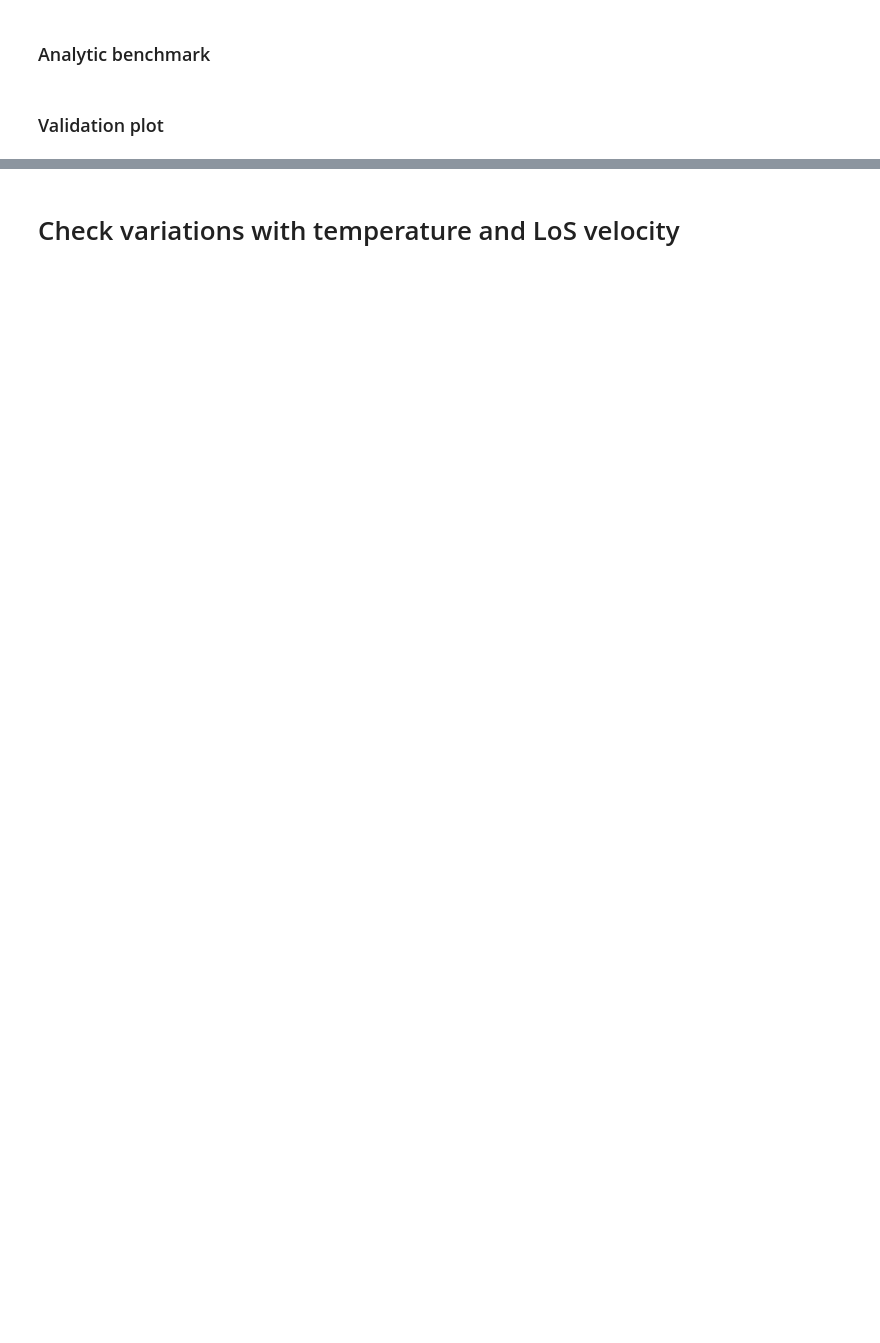
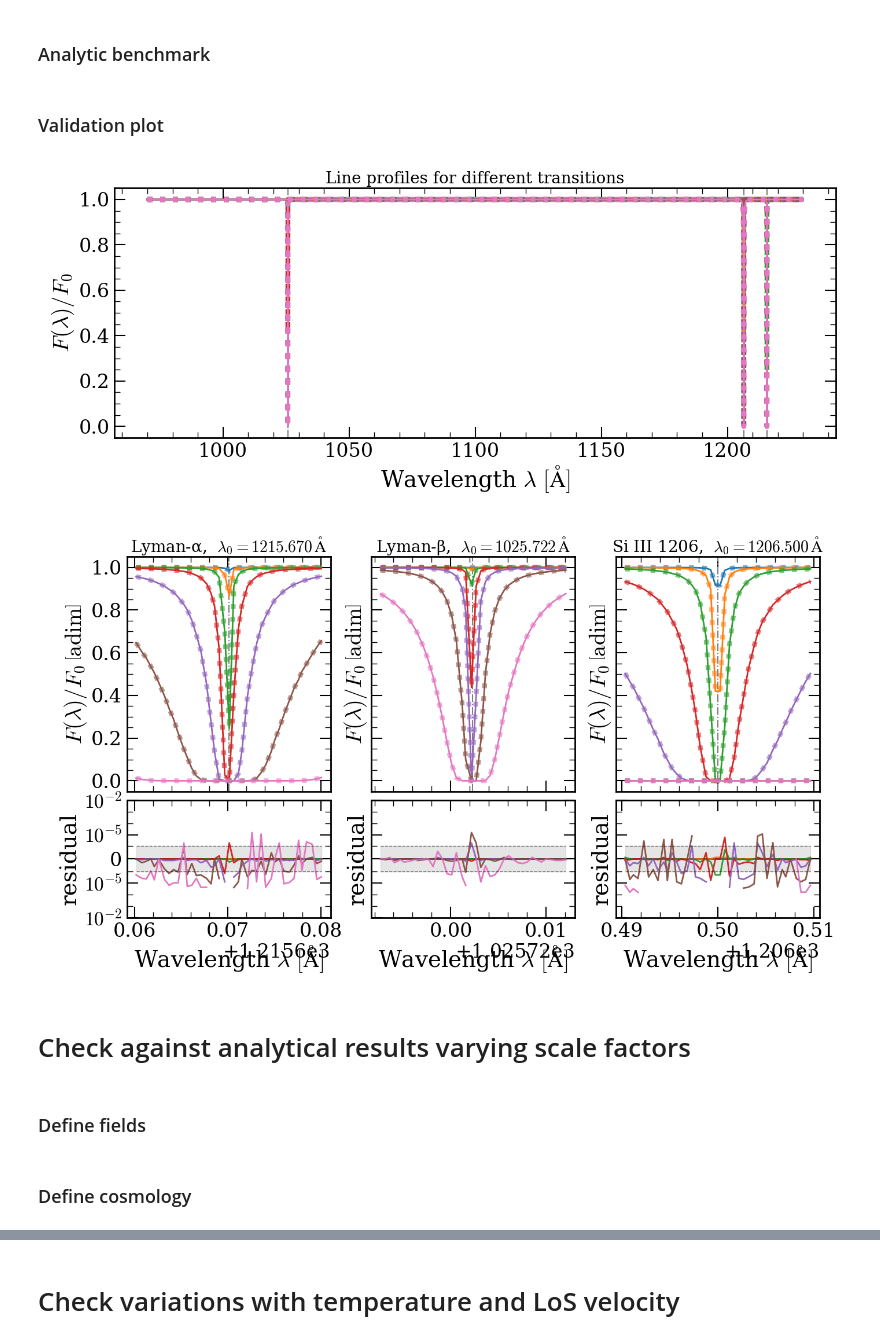
Before and after one commit to daniellopezcano/SkewerJAX, a Jupyter notebook: notebooks/optical_depth.ipynb, the cells around one changed output, grey strips where cells are left out. Saved outputs shown, nothing was run; the diff lists cells and outputs as text; code cells hidden in the pictures; blank space fills up the shorter version.

```diff
--- a/notebooks/optical_depth.ipynb
+++ b/notebooks/optical_depth.ipynb
@@ -92,0 +109,10 @@ F = jnp.exp(-optical_depth)
+# %%
+optical_depth = od.compute_optical_depth(
+    skewer_bundle,
+    wavelengths,
+    line_bundle,
+    fields,
+    compute_mode="vmap",
+    num_gpus=None
+)
+F_over_F0 = jnp.exp(-optical_depth)
@@ -135,8 +175,8 @@ F_analytic = jnp.exp(-optical_depth_analytic)
 # %%
 # Convert JAX arrays to NumPy for plotting
 lambdas_np = np.asarray(wavelengths)           # (N_lambda,)
-F_np = np.asarray(F)                           # (N_sp, N_sk, N_lambda)
-F_analytic = np.asarray(F_analytic)            # (N_sp, N_sk, N_lambda)
+F_over_F0_np = np.asarray(F_over_F0)                           # (N_sp, N_sk, N_lambda)
+F_over_F0_analytic = np.asarray(F_over_F0_analytic)            # (N_sp, N_sk, N_lambda)
 
 colors = np.array(plt.cm.get_cmap("tab10").colors[:N_sk])
 
@@ -146,21 +186,21 @@ fig, ax = plt.subplots(figsize=(14, 6))
 for i_sp, line in enumerate(line_bundle.lines):
     ax.axvline(line.lambda0_A, color="grey", linestyle="-.", linewidth=1.5, alpha=1.0)
     for i_sk in range(N_sk):
-        ax.plot(lambdas_np, F_np[i_sp, i_sk, :], color=colors[i_sk], linestyle='-', linewidth=2.0)
-        ax.plot(lambdas_np, F_analytic[i_sp, i_sk, :], color=colors[i_sk], linestyle=':', linewidth=6.0)
+        ax.plot(lambdas_np, F_over_F0_np[i_sp, i_sk, :], color=colors[i_sk], linestyle='-', linewidth=2.0)
+        ax.plot(lambdas_np, F_over_F0_analytic[i_sp, i_sk, :], color=colors[i_sk], linestyle=':', linewidth=6.0)
 
 # Axes formatting
 ax.set_xlabel(r"Wavelength $\lambda\ [\mathrm{\AA}]$")
 ax.set_ylabel(r"$F(\lambda) / F_0$")
 ax.set_title("Line profiles for different transitions", fontsize=20)
 
-handles = []
-for i_sk in range(N_sk):
-    _sampled_n = fields.number_density(points[i_sk])
-    lbl = rf"$n = {_sampled_n[0, 0]:.2g}\,\mathrm{{cm^{{-3}}}}$"
-    handles.append(Line2D([0], [0], color=colors[i_sk], lw=4, linestyle="-", label=lbl))
-leg = ax.legend(handles=handles, loc="upper left", fontsize=16, ncols=1)
-ax.add_artist(leg)
+# handles = []
+# for i_sk in range(N_sk):
+#     _sampled_n = fields.number_density(skewer_bundle.quadri_vectors[i_sk])
+#     lbl = rf"$n = {_sampled_n[0, 0]:.2g}\,\mathrm{{cm^{{-3}}}}$"
+#     handles.append(Line2D([0], [0], color=colors[i_sk], lw=4, linestyle="-", label=lbl))
+# leg = ax.legend(handles=handles, loc="upper left", fontsize=16, ncols=1)
+# ax.add_artist(leg)
 
 fig.tight_layout()
 plt.show()
@@ -183,35 +223,44 @@ if N_lines == 1:
     axes = axes.reshape(2, 1)
 
 for i_sp, (ax_main, ax_res, line) in enumerate(zip(axes[0], axes[1], line_bundle.lines)):
     lambda0 = line.lambda0_A
 
     mask = (lambdas_np >= lambda0 - delta_lambda_A) & (lambdas_np <= lambda0 + delta_lambda_A)
     lam_win = lambdas_np[mask]
 
     ax_main.axvline(lambda0, color="grey", linestyle="-.", linewidth=1.5)
 
     for i_sk in range(N_sk):
-        ax_main.plot(lam_win, F_np[i_sp, i_sk, mask], color=colors[i_sk], linestyle='-', linewidth=2.0)
-        ax_main.plot(lam_win, F_analytic[i_sp, i_sk, mask], color=colors[i_sk], linestyle=':', linewidth=6.0, alpha=0.6)
+        ax_main.plot(lam_win, F_over_F0_np[i_sp, i_sk, mask], color=colors[i_sk], linestyle='-', linewidth=2.0)
+        ax_main.plot(lam_win, F_over_F0_analytic[i_sp, i_sk, mask], color=colors[i_sk], linestyle=':', linewidth=6.0, alpha=0.6)
 
-        residual = F_np[i_sp, i_sk, mask] / F_analytic[i_sp, i_sk, mask] - 1
+        residual = F_over_F0_np[i_sp, i_sk, mask] / F_over_F0_analytic[i_sp, i_sk, mask] - 1
         ax_res.plot(lam_win, residual, color=colors[i_sk], linestyle='-', linewidth=2.0)
 
     ax_main.set_title(rf"{line.name},  $\lambda_0 = {line.lambda0_A:.3f}\,\mathrm{{\AA}}$", fontsize=20)
-    ax_main.set_ylabel(r"$F(\lambda) / F_0$")
-
+    ax_main.set_ylabel(r"$F(\lambda) / F_0\, \left[\mathrm{adim}\right]$")
     ax_res.axhline(0.0, color="k", linewidth=1, alpha=0.5)
+    ax_res.fill_between(lam_win, -1e-6, 1e-6, color="grey", alpha=0.2)
+    ax_res.hlines(1e-6, xmin=lam_win[0], xmax=lam_win[-1], color="k", linewidth=1, linestyle='--', alpha=0.5)
+    ax_res.hlines(-1e-6, xmin=lam_win[0], xmax=lam_win[-1], color="k", linewidth=1, linestyle='--', alpha=0.5)
 
     ax_res.set_xlabel(r"Wavelength $\lambda\ [\mathrm{\AA}]$")
     ax_res.set_ylabel("residual")
     ax_res.set_yscale("symlog", linthresh=1e-6)
 
     major_ticks = [-1e-2, -1e-5, 0.0, 1e-5, 1e-2]
     ax_res.set_yticks(major_ticks)
     ax_res.yaxis.set_major_formatter(mpl.ticker.FuncFormatter(sjx.utils.plotting_tools.ten_power_formatter))
     ax_res.yaxis.set_minor_formatter(mpl.ticker.NullFormatter())
 
 fig.tight_layout()
 fig.subplots_adjust(hspace=0.05, wspace=0.2)
 
 plt.show()
+# %% [output]
+[figure, added]
+[figure, added]
+# %% [markdown]
+# Check against analytical results varying scale factors
+# %% [markdown]
+### Define fields
@@ -217,0 +289,2 @@ plt.show()
+# %% [markdown]
+### Define cosmology
```
Also changed, not shown: parts of 30 cells of this notebook, 15 other files.
